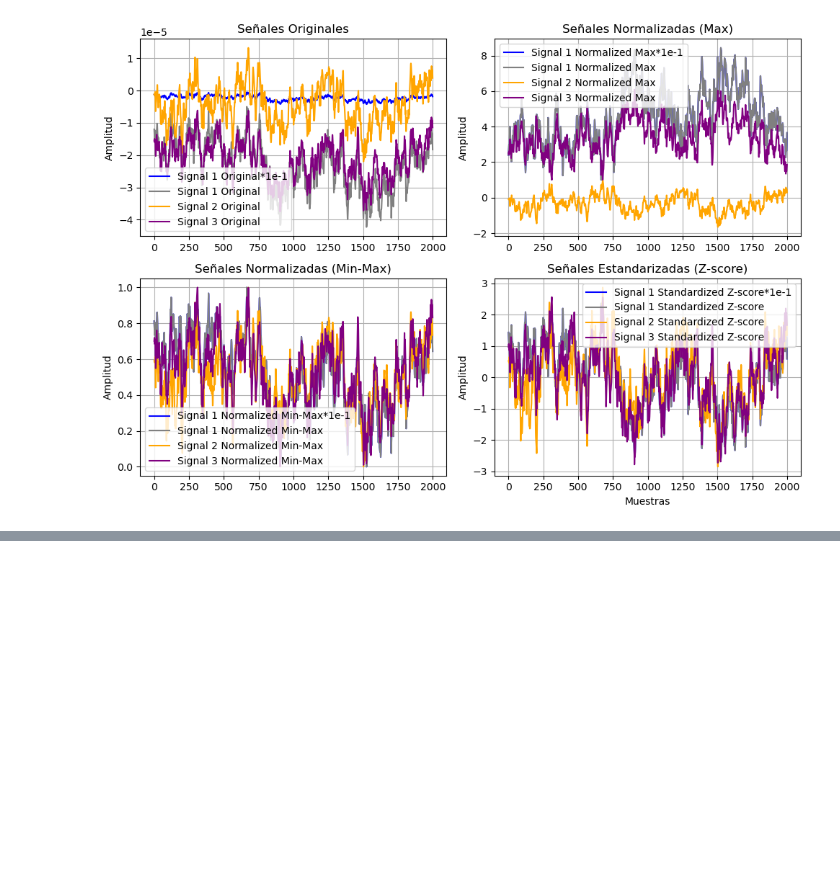
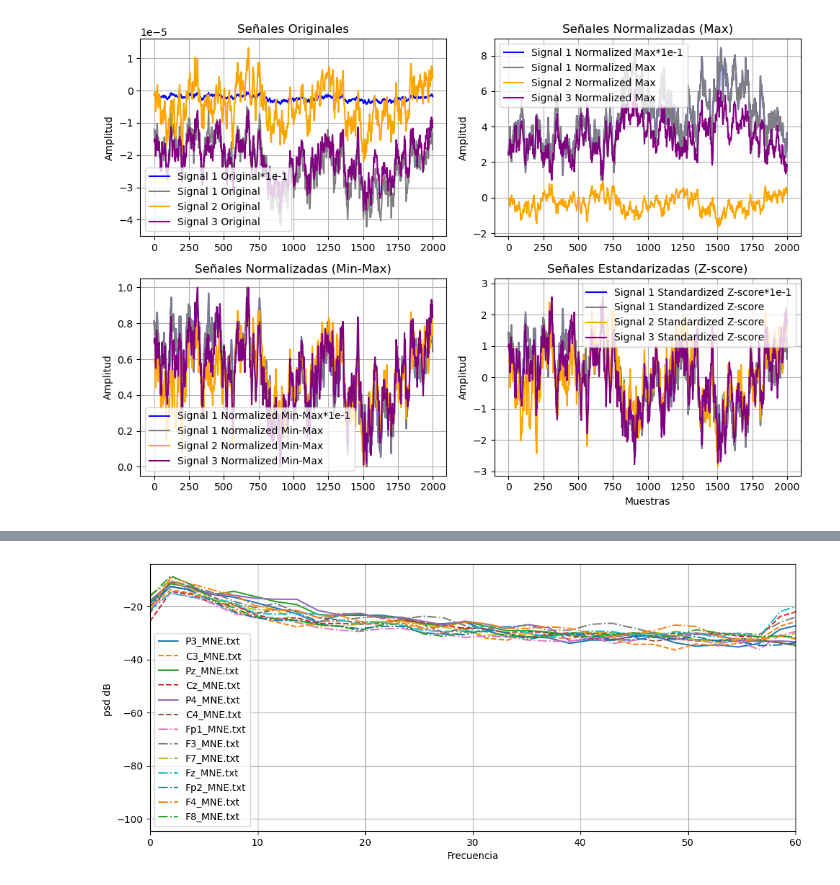
Before and after one commit to juanmillan03/Tesis-CA, a Jupyter notebook: Codigos/V5_G(NP)_python/Visual_Datos.ipynb, the cells around one changed output, grey strips where cells are left out. Cells and saved outputs as stored; diff of their text form; code cells hidden in the pictures; blank space fills up the shorter version.

```diff
--- a/Codigos/V5_G(NP)_python/Visual_Datos.ipynb
+++ b/Codigos/V5_G(NP)_python/Visual_Datos.ipynb
@@ -161,0 +339,23 @@ plt.show()
+# %%
+fig, ax = plt.subplots(figsize=[12, 5])
+
+
+#ax.plot(generated_data1["frequencies"],generated_data1["welch_data"],label="Simulacion 1")
+# ax.plot(generated_data2["frequencies"],generated_data2["welch_data"],label="Simulacion 2")
+# ax.plot(generated_data3["frequencies"],generated_data3["welch_data"],label="Simulacion 3")
+# ax.plot(generated_data4["frequencies"],generated_data4["welch_data"],label="Simulacion 4")
+
+for i in range(3):
+    ax.plot(reales_total_P["frequencies"][i],reales_total_P["welch_data"][i], label=reales_total_P["Nombres"][i])
+    ax.plot(reales_total_C["frequencies"][i],reales_total_C["welch_data"][i], label=reales_total_C["Nombres"][i],linestyle="--")
+for i in range(7):
+    ax.plot(reales_total_F["frequencies"][i],reales_total_F["welch_data"][i], label=reales_total_F["Nombres"][i],linestyle="-.")
+
+plt.xlabel("Frecuencia")
+plt.ylabel("psd dB ")
+plt.grid()
+plt.xlim(0,60)
+plt.legend()  # Esto añade una leyenda para identificar cada línea
+plt.show()  # Mostrar todos los gráficos en la misma figura
+# %% [output]
+[figure, added]
```
Also changed, not shown: parts of 7 cells of this notebook, 58 other files.
